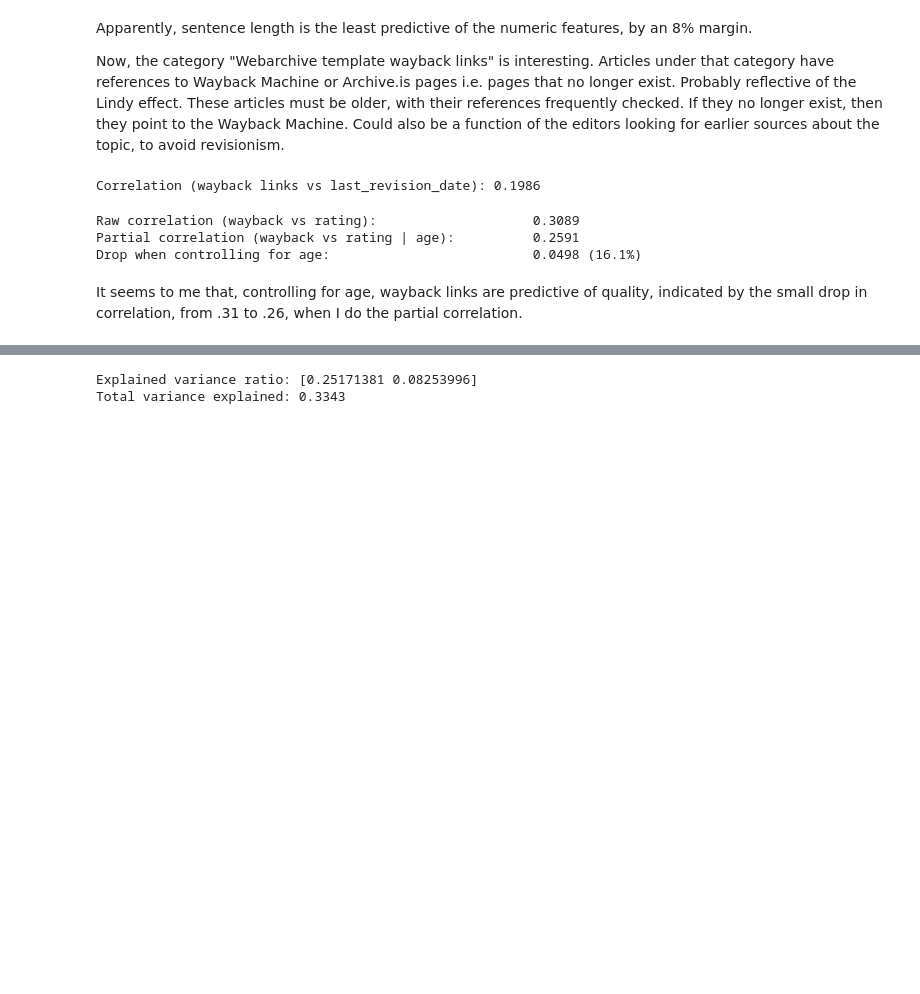
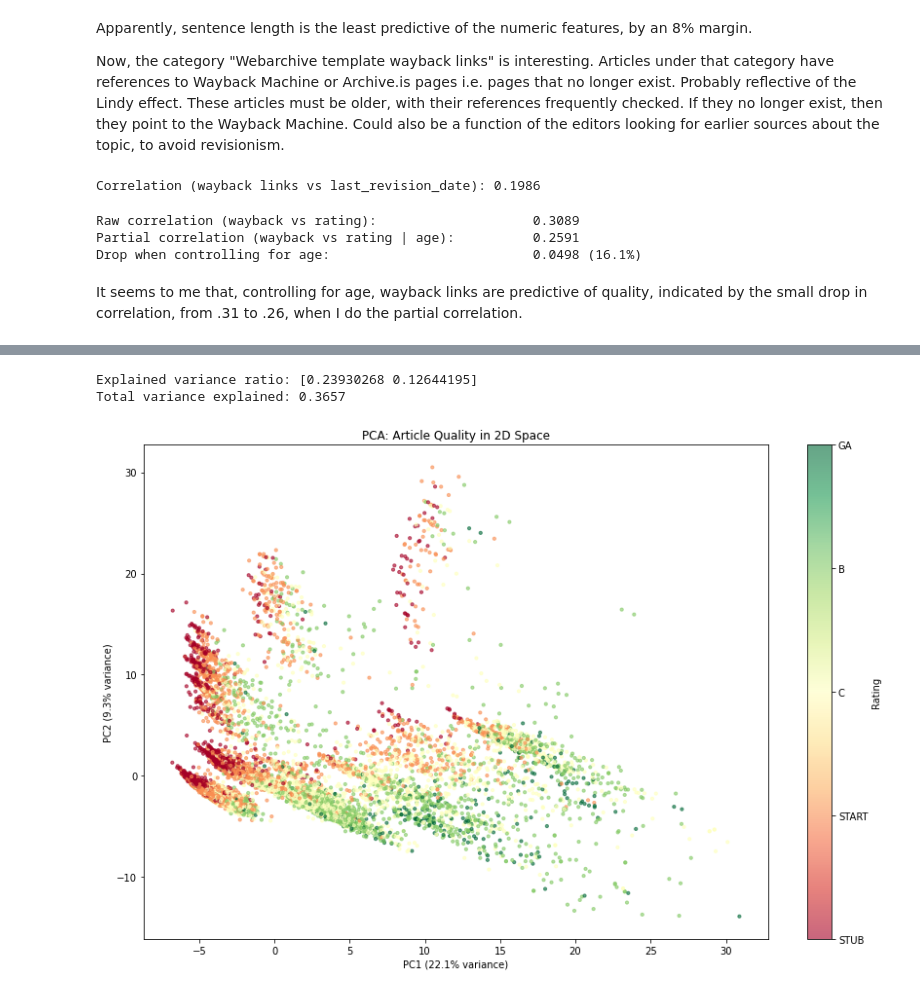
Before and after one commit to lucascampa/wikipedia-article-quality-ml, a Jupyter notebook: notebooks/Supervised and Unsupervised Learning.ipynb, the cells around one changed output, grey strips where cells are left out. Cells and saved outputs as stored; diff of their text form; code cells hidden in the pictures; blank space fills up the shorter version.

```diff
--- a/notebooks/Supervised and Unsupervised Learning.ipynb
+++ b/notebooks/Supervised and Unsupervised Learning.ipynb
@@ -1007,8 +1129,8 @@ cluster_summary_table.to_csv('cluster_summary_table.csv', index=True)
 # %%
-"""
+
 from sklearn.decomposition import PCA
 
-X = wiki_preprocessed.drop(['rating', 'cluster'], axis=1)
+X = df_no_lang.drop(['rating', 'cluster'], axis=1)
 
 pca = PCA(n_components=2, random_state=42)
 principal_components = pca.fit_transform(X)
@@ -1016,9 +1138,35 @@ principal_components = pca.fit_transform(X)
 print(f"Explained variance ratio: {pca.explained_variance_ratio_}")
 print(f"Total variance explained: {pca.explained_variance_ratio_.sum():.4f}")
 
-wiki_preprocessed['PC1'] = principal_components[:, 0]
-wiki_preprocessed['PC2'] = principal_components[:, 1]
-"""
+df_pca = df_no_lang
+
+df_pca['PC1'] = principal_components[:, 0]
+df_pca['PC2'] = principal_components[:, 1]
+
+df_pca.to_csv('wiki_pca.csv', index=False)
 # %% [output]
-Explained variance ratio: [0.25171381 0.08253996]
-Total variance explained: 0.3343
+Explained variance ratio: [0.23930268 0.12644195]
+Total variance explained: 0.3657
+# %%
+import matplotlib.pyplot as plt
+
+rating_map = {'STUB': 1, 'START': 2, 'C': 3, 'B': 4, 'GA': 5}
+df_pca['rating_numeric'] = df_pca['rating'].map(rating_map)
+
+fig, ax = plt.subplots(figsize=(12, 8), facecolor='white')
+ax.set_facecolor('white')
+scatter = ax.scatter(df_pca['PC1'], df_pca['PC2'], c=df_pca['rating_numeric'], cmap='RdYlGn', alpha=0.6, s=10)
+cbar = plt.colorbar(scatter, ax=ax, ticks=[1, 2, 3, 4, 5])
+cbar.ax.set_yticklabels(['STUB', 'START', 'C', 'B', 'GA'])
+cbar.set_label('Rating', color='black')
+cbar.ax.yaxis.set_tick_params(color='black')
+plt.setp(cbar.ax.get_yticklabels(), color='black')
+ax.set_xlabel('PC1 (22.1% variance)', color='black')
+ax.set_ylabel('PC2 (9.3% variance)', color='black')
+ax.set_title('PCA: Article Quality in 2D Space', color='black')
+ax.tick_params(colors='black')
+for spine in ax.spines.values():
+    spine.set_color('black')
+plt.tight_layout()
+# %% [output]
+[figure, added]
```
Also changed, not shown: parts of 10 cells of this notebook, 3 other files.
